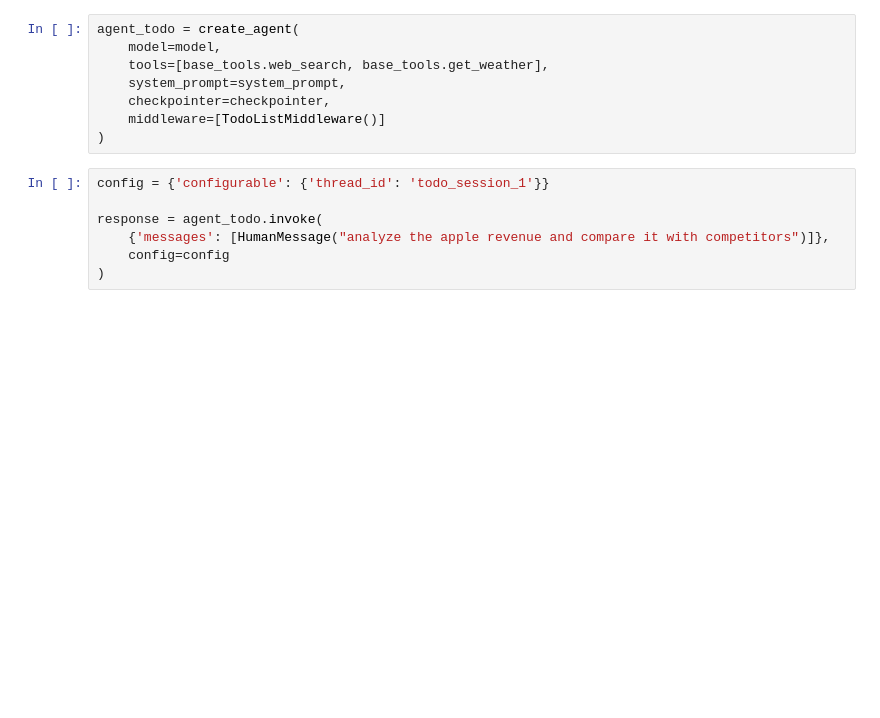
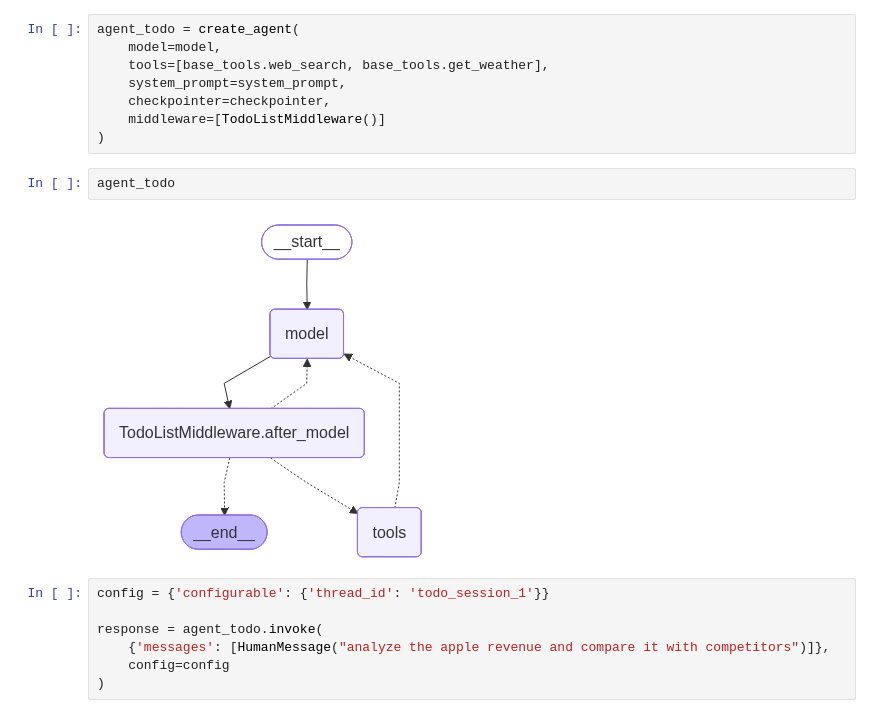
Before and after one commit to informatikerVonBreuf/MUTTI-AGENT, a Jupyter notebook: 04 Langchain Agents.ipynb, the cells around one changed output. Drawn from its saved outputs; the diff is of its cells as text; blank space fills up the shorter version.

```diff
--- a/04 Langchain Agents.ipynb
+++ b/04 Langchain Agents.ipynb
@@ -296,6 +312,10 @@ agent_todo = create_agent(
     checkpointer=checkpointer,
     middleware=[TodoListMiddleware()]
 )
+# %%
+agent_todo
+# %% [output]
+[figure, added]
 # %%
 config = {'configurable': {'thread_id': 'todo_session_1'}}
 
```
Also changed, not shown: parts of 29 cells of this notebook, 1 other file.
